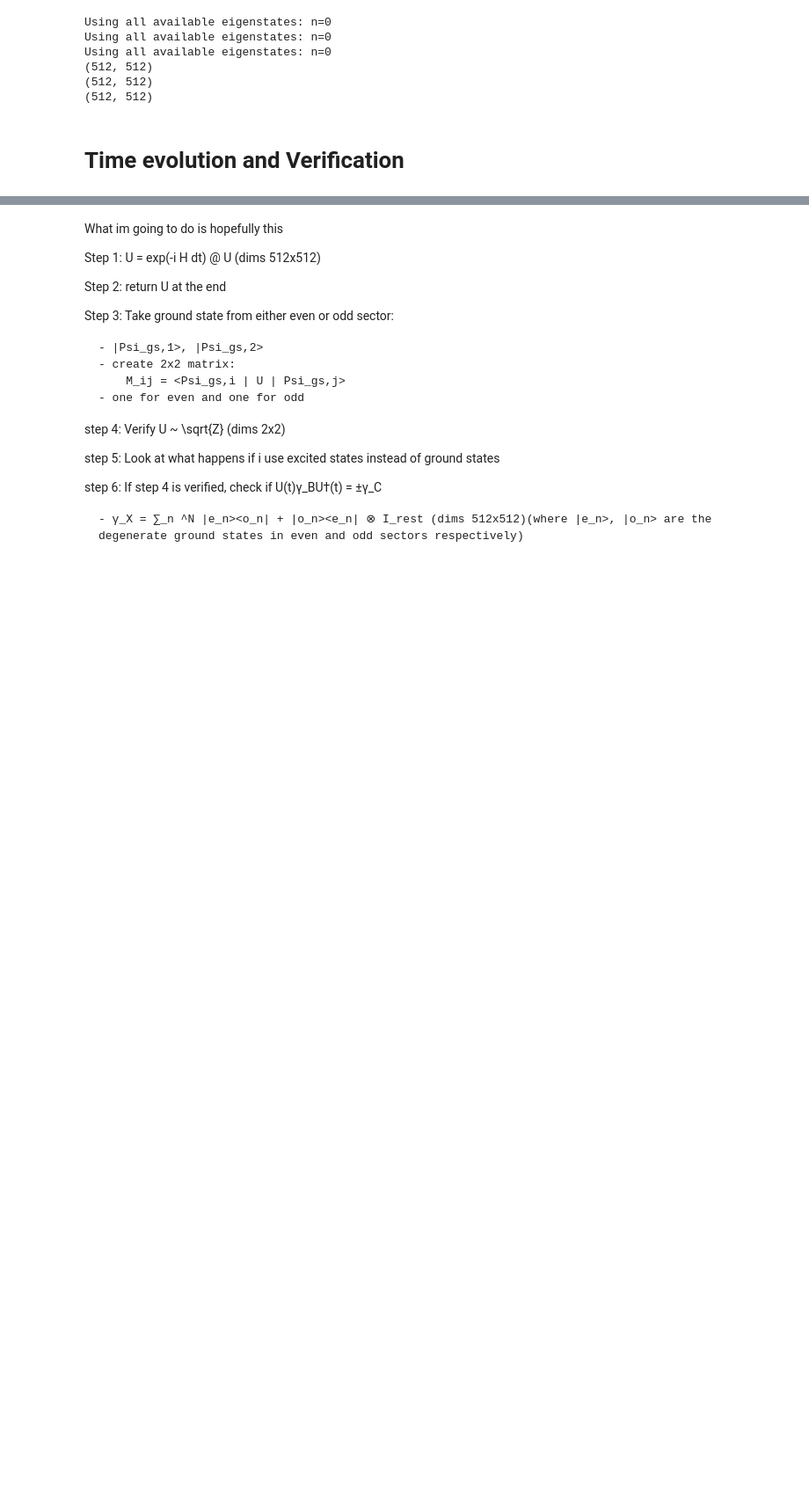
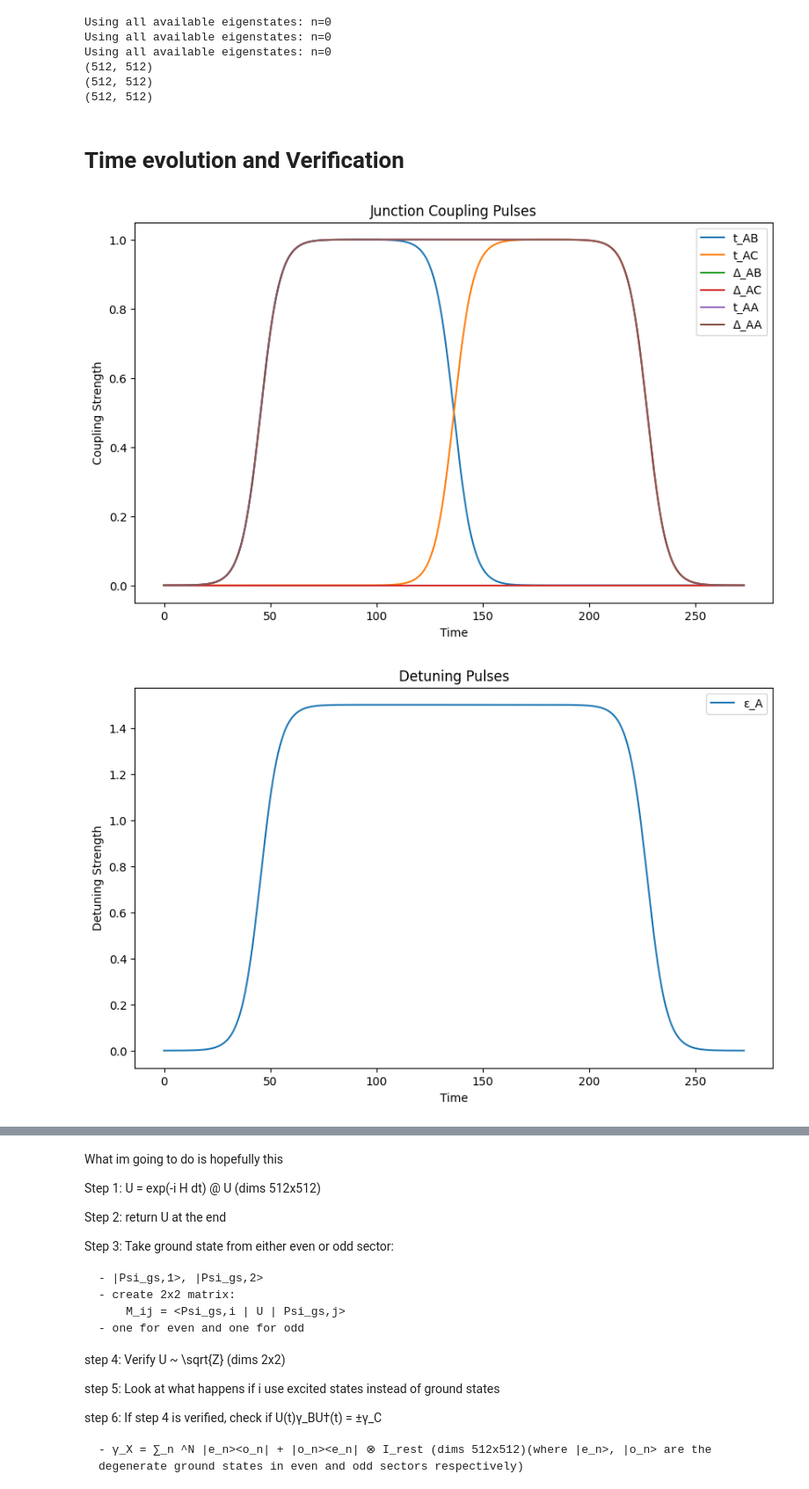
Before and after one commit to hishemok/MasterThesis, a Jupyter notebook: src/braiding/braiding.ipynb, the cells around one changed output, grey strips where cells are left out. Shown at 88% size. Saved outputs shown, nothing was run; the diff lists cells and outputs as text; code cells hidden in the pictures; blank space fills up the shorter version.

```diff
--- a/src/braiding/braiding.ipynb
+++ b/src/braiding/braiding.ipynb
@@ -47,7 +47,7 @@ def precompute_operators(big_N):
         off = d * n
         for i in range(n-1):
             a, b = off+i, off+i+1
-            hop_ops[(a,b)] = cre[a] @ ann[b] + ann[a] @ cre[b]
+            hop_ops[(a,b)] = cre[a] @ ann[b] + cre[b] @ ann[a]
             pair_ops[(a,b)] = cre[a] @ cre[b] + ann[b] @ ann[a]
             dens_ops[(a,b)] = num[a] @ num[b]
     # Inter PMM coupling terms
@@ -859,8 +877,8 @@ def collect_parity_arrays(eigvals, eigvecs, time_array):
 
 
 
-    for idx, time_idx in tqdm(enumerate(time_array)):
-        even_energies, odd_energies, even_vecs_t, odd_vecs_t = calculate_parities(eigvecs[time_idx], eigvals[time_idx], total_parity(operators['num']))
+    for idx in tqdm(range(len(time_array))):
+        even_energies, odd_energies, even_vecs_t, odd_vecs_t = calculate_parities(eigvecs[idx], eigvals[idx], total_parity(operators['num']))
         even_vals[idx,:len(even_energies)] = even_energies
         odd_vals[idx,:len(odd_energies)] = odd_energies
         even_vecs[idx,:,:len(even_energies)] = even_vecs_t
@@ -1141,0 +1183,68 @@ time_array, couplings, eps_detune, eigvals, eigvecs, time_ev_operator = evolve_t
+# %%
+
+
+ab_pulse_tJ = [c[0][2] for c in couplings]
+ab_pulse_dJ = [c[0][3] for c in couplings]
+ac_pulse_tJ = [c[1][2] for c in couplings]
+ac_pulse_dJ = [c[1][3] for c in couplings]
+aa_pulse_tJ = [c[2][2] for c in couplings]
+aa_pulse_dJ = [c[2][3] for c in couplings]
+
+plt.figure(figsize=(10,6))
+plt.plot(time_array, ab_pulse_tJ, label='t_AB')
+plt.plot(time_array, ac_pulse_tJ, label='t_AC')
+plt.plot(time_array, ab_pulse_dJ, label='Δ_AB')
+plt.plot(time_array, ac_pulse_dJ, label='Δ_AC')
+plt.plot(time_array, aa_pulse_tJ, label='t_AA')
+plt.plot(time_array, aa_pulse_dJ, label='Δ_AA')
+
+plt.xlabel('Time')
+plt.ylabel('Coupling Strength')
+plt.title('Junction Coupling Pulses')
+plt.legend()
+plt.show()
+
+#plot detuning pulses
+plt.figure(figsize=(10,6))
+plt.plot(time_array, [d[0][2] for d in eps_detune], label='ε_A')
+plt.xlabel('Time')
+plt.ylabel('Detuning Strength')
+plt.title('Detuning Pulses')
+plt.legend()
+plt.show()
+
+even_vals_cut = even_vals#[:, :8]
+odd_vals_cut = odd_vals#[:, :8]
+
+#plot eigenvalues over time
+plt.figure(figsize=(10,6))
+for i in range(even_vals_cut.shape[1]):
+    plt.plot(time_array, even_vals_cut[:,i], label=f'Even State {i}')
+plt.xlabel('Time')
+plt.ylabel('Energy')
+plt.title('Eigenvalues Over Time During Braiding')
+# plt.legend(frameon=False)
+plt.show()
+plt.figure(figsize=(10,6))
+for i in range(odd_vals_cut.shape[1]):
+    plt.plot(time_array, odd_vals_cut[:,i], label=f'Odd State {i}')
+plt.xlabel('Time')
+plt.ylabel('Energy')
+plt.title('Eigenvalues Over Time During Braiding')
+# plt.legend(frameon=False)
+plt.show()
+plt.plot(time_array[:-1], adiabaticity_storage)
+plt.xlabel("Time")
+plt.ylabel("Adiabaticity Parameter")
+plt.title("Adiabaticity Parameter Over Time")
+plt.show()
+
+
+plt.plot(time_array[:-1], deltaH)
+plt.xlabel("Time")
+plt.ylabel("ΔH / |E_ground * dt|")
+plt.title("Hamiltonian Change Relative to Ground Energy")
+plt.show()
+# %% [output]
+[figure, added]
+[figure, added]
```
Also changed, not shown: parts of 15 cells of this notebook.
